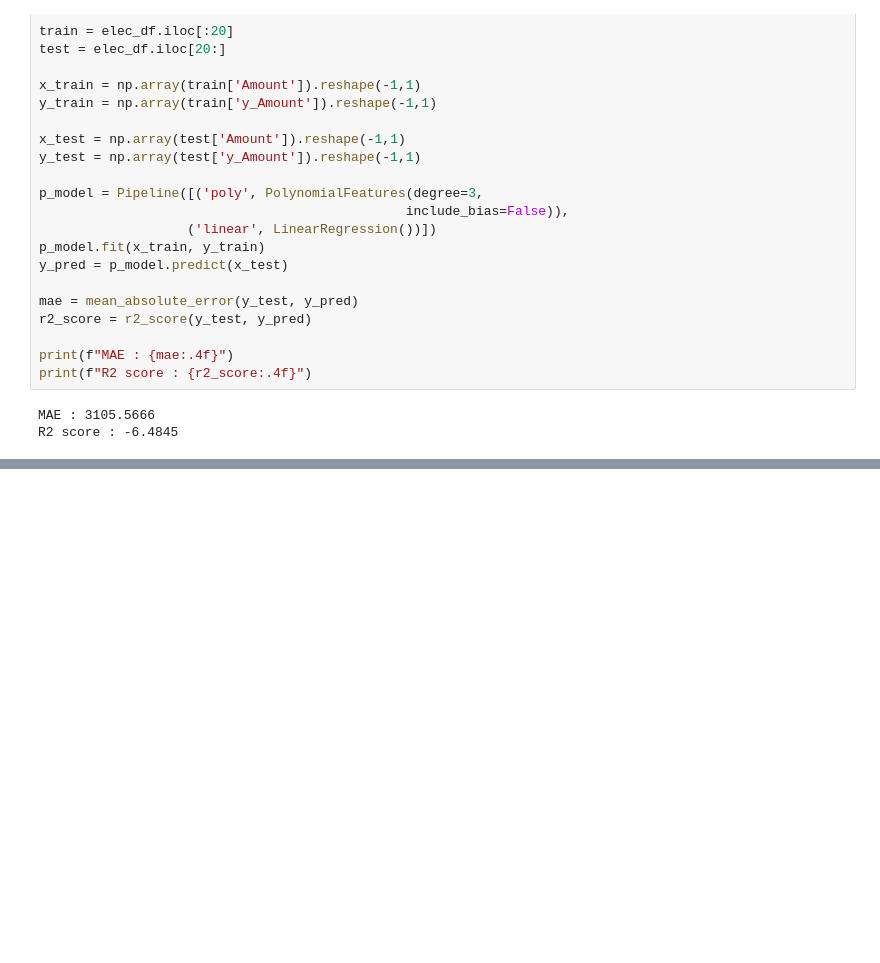
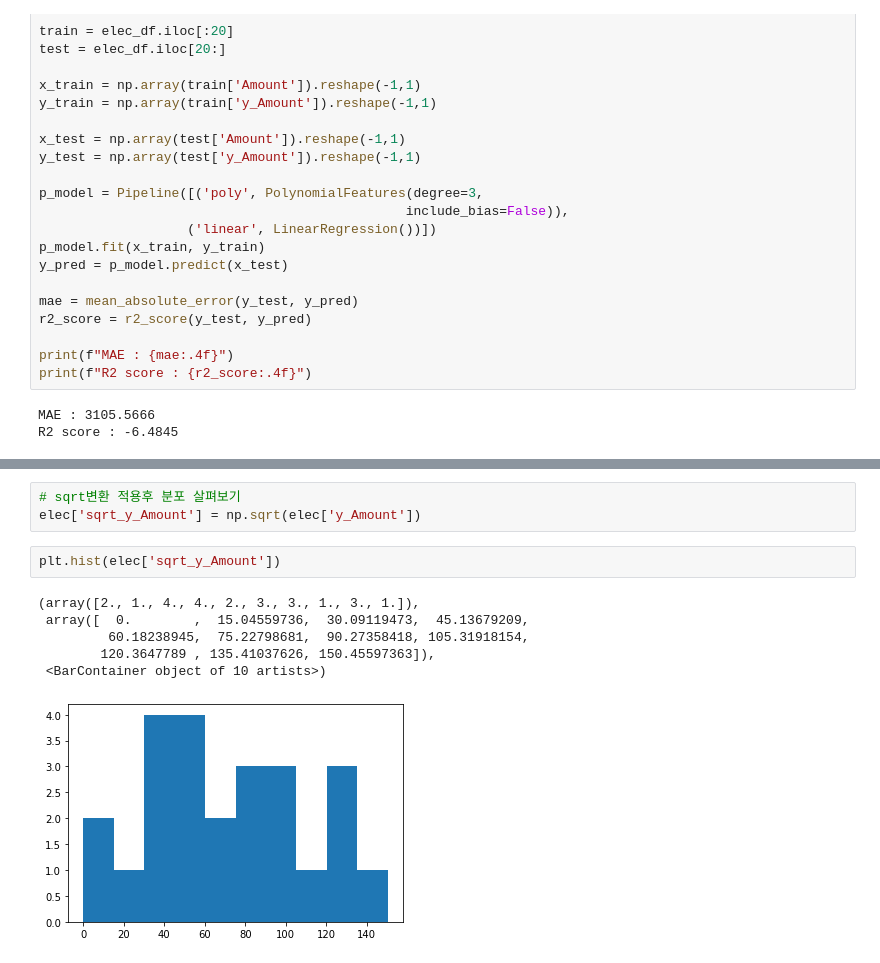
Before and after one commit to young-hun-jo/DataAnalysis, a Jupyter notebook: india-e-commerce/analysis_myself.ipynb, the cells around one changed output, grey strips where cells are left out. Cells and saved outputs as stored; diff of their text form; blank space fills up the shorter version.

```diff
--- a/india-e-commerce/analysis_myself.ipynb
+++ b/india-e-commerce/analysis_myself.ipynb
@@ -950,0 +963,12 @@ R2 score : -6.4845
+# %%
+# sqrt변환 적용후 분포 살펴보기
+elec['sqrt_y_Amount'] = np.sqrt(elec['y_Amount'])
+# %%
+plt.hist(elec['sqrt_y_Amount'])
+# %% [output]
+(array([2., 1., 4., 4., 2., 3., 3., 1., 3., 1.]),
+ array([  0.        ,  15.04559736,  30.09119473,  45.13679209,
+         60.18238945,  75.22798681,  90.27358418, 105.31918154,
+        120.3647789 , 135.41037626, 150.45597363]),
+ <BarContainer object of 10 artists>)
+[figure, added]
```
Also changed, not shown: parts of 9 cells of this notebook.
